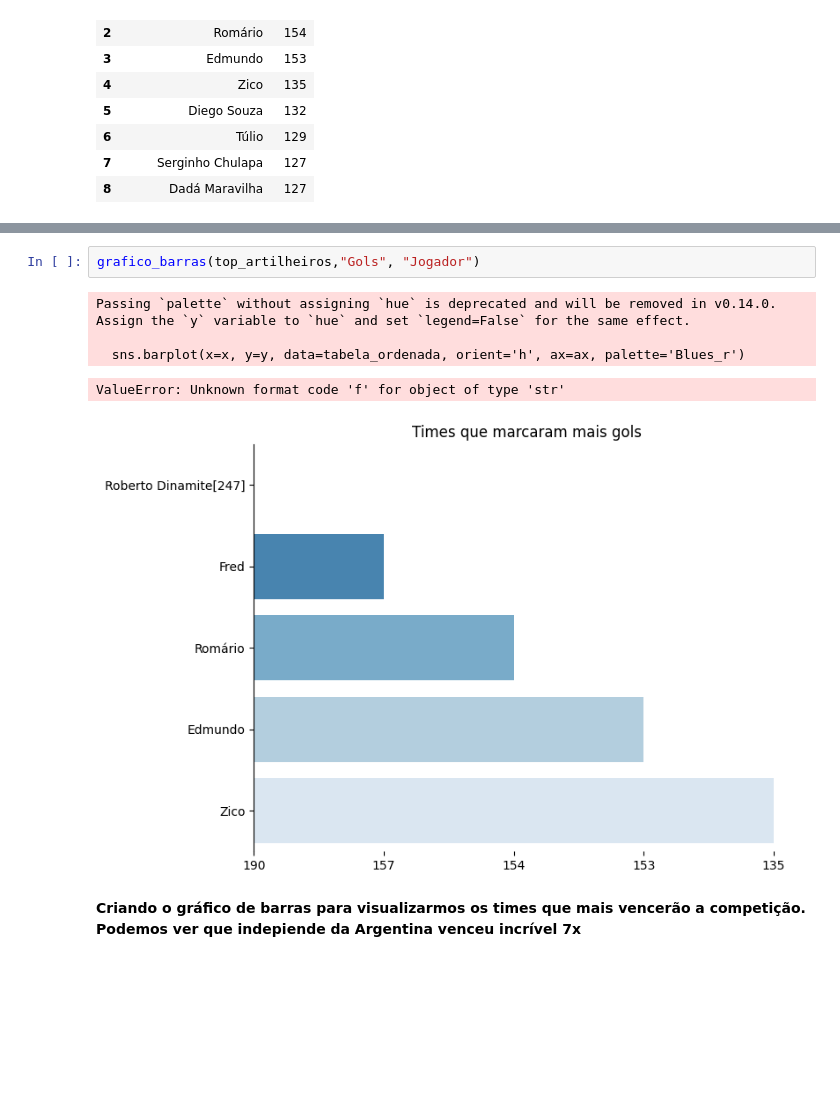
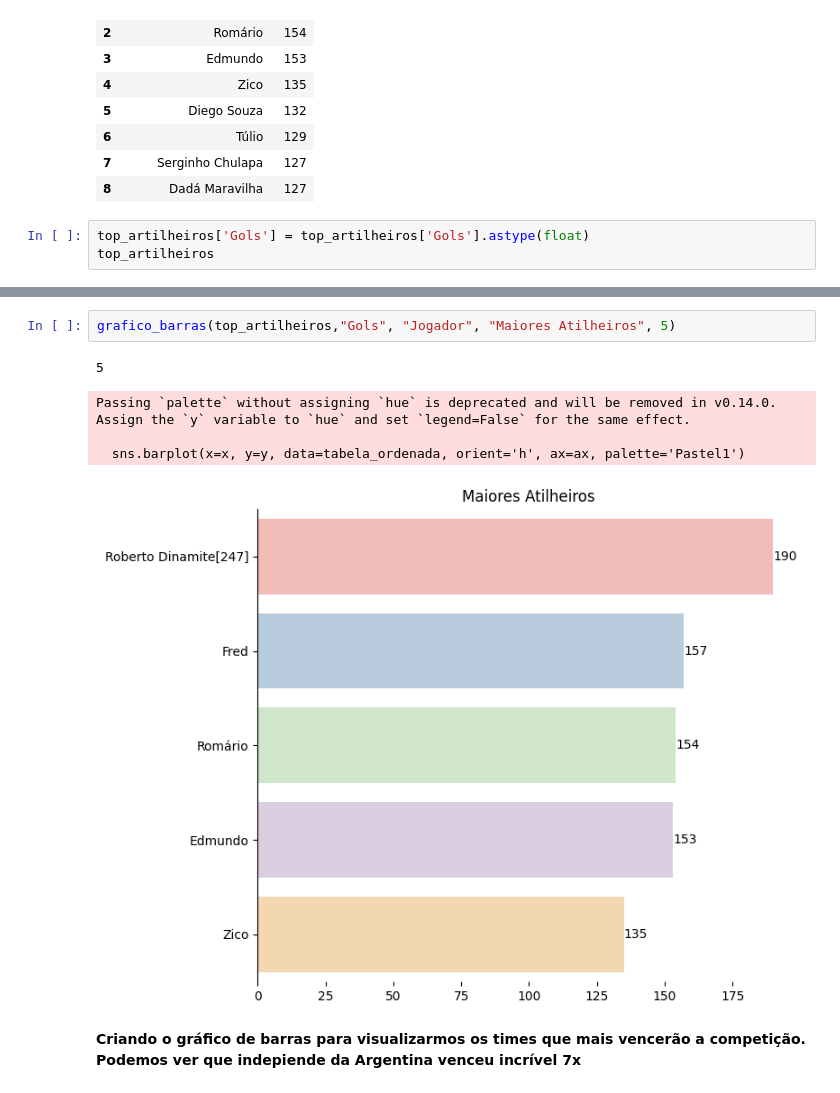
Before and after one commit to hugodevelopment/Web-Scraping, a Jupyter notebook: Análise_Histórica_Brasileirão.ipynb, the cells around one changed output, grey strips where cells are left out. Cells and saved outputs as stored; diff of their text form; blank space fills up the shorter version.

```diff
--- a/Análise_Histórica_Brasileirão.ipynb
+++ b/Análise_Histórica_Brasileirão.ipynb
@@ -309,3 +311,6 @@ top_artilheiros
 | 6 | Túlio | 129 |
 | 7 | Serginho Chulapa | 127 |
 | 8 | Dadá Maravilha | 127 |
+# %%
+top_artilheiros['Gols'] = top_artilheiros['Gols'].astype(float)
+top_artilheiros
@@ -312,11 +328,11 @@ top_artilheiros
 # %%
-grafico_barras(top_artilheiros,"Gols", "Jogador")
+grafico_barras(top_artilheiros,"Gols", "Jogador", "Maiores Atilheiros", 5)
 # %% [output]
-Passing `palette` without assigning `hue` is deprecated and will be removed in v0.14.0. Assign the `y` variable to `hue` and set `legend=False` for the same effect.
-
-  sns.barplot(x=x, y=y, data=tabela_ordenada, orient='h', ax=ax, palette='Blues_r')
+5
-ValueError: Unknown format code 'f' for object of type 'str'
+Passing `palette` without assigning `hue` is deprecated and will be removed in v0.14.0. Assign the `y` variable to `hue` and set `legend=False` for the same effect.
+
+  sns.barplot(x=x, y=y, data=tabela_ordenada, orient='h', ax=ax, palette='Pastel1')
-[figure, old version]
+[figure, new version]
 # %% [markdown]
 **Criando o gráfico de barras para visualizarmos os times que mais vencerão a competição. Podemos ver que indepiende da Argentina venceu incrível 7x**
 # %% [markdown]
```
Also changed, not shown: parts of 4 cells of this notebook.
